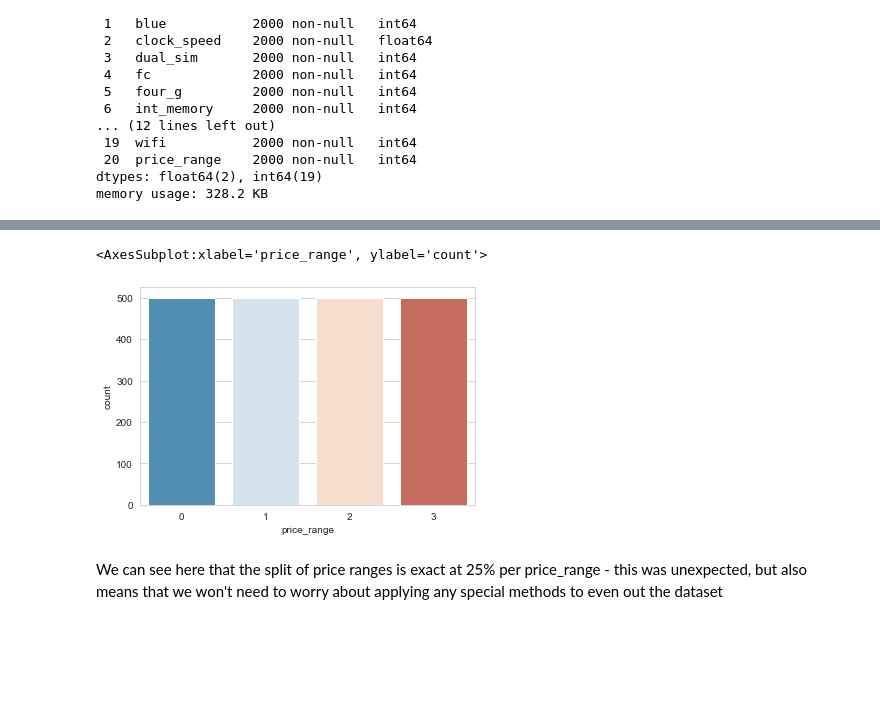
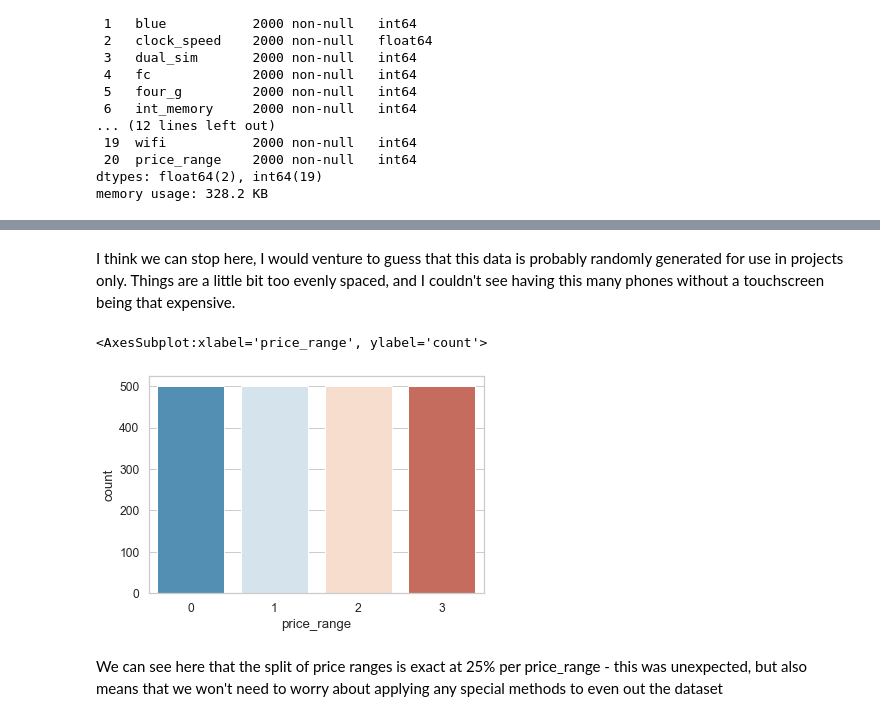
Before and after one commit to kaledev/MobilePriceClassification, a Jupyter notebook: MobilePriceClassification.ipynb, the cells around one changed output, grey strips where cells are left out. Drawn from its saved outputs; the diff is of its cells as text; code cells hidden in the pictures; blank space fills up the shorter version.

```diff
--- a/MobilePriceClassification.ipynb
+++ b/MobilePriceClassification.ipynb
@@ -73,9 +89,12 @@ memory usage: 328.2 KB
+# %% [markdown]
+I think we can stop here, I would venture to guess that this data is probably randomly generated for use in projects only. Things are a little bit too evenly spaced, and I couldn't see having this many phones without a touchscreen being that expensive.
 # %%
 # counts of price_range
+sns.set(font_scale=1.1)
 sns.set_style('whitegrid')
 sns.countplot(x='price_range',data=train_data,palette='RdBu_r')
 # %% [output]
 <AxesSubplot:xlabel='price_range', ylabel='count'>
-[figure, old version]
+[figure, new version]
 # %% [markdown]
 We can see here that the split of price ranges is exact at 25% per price_range - this was unexpected, but also means that we won't need to worry about applying any special methods to even out the dataset
```
Also changed, not shown: parts of 27 cells of this notebook.
